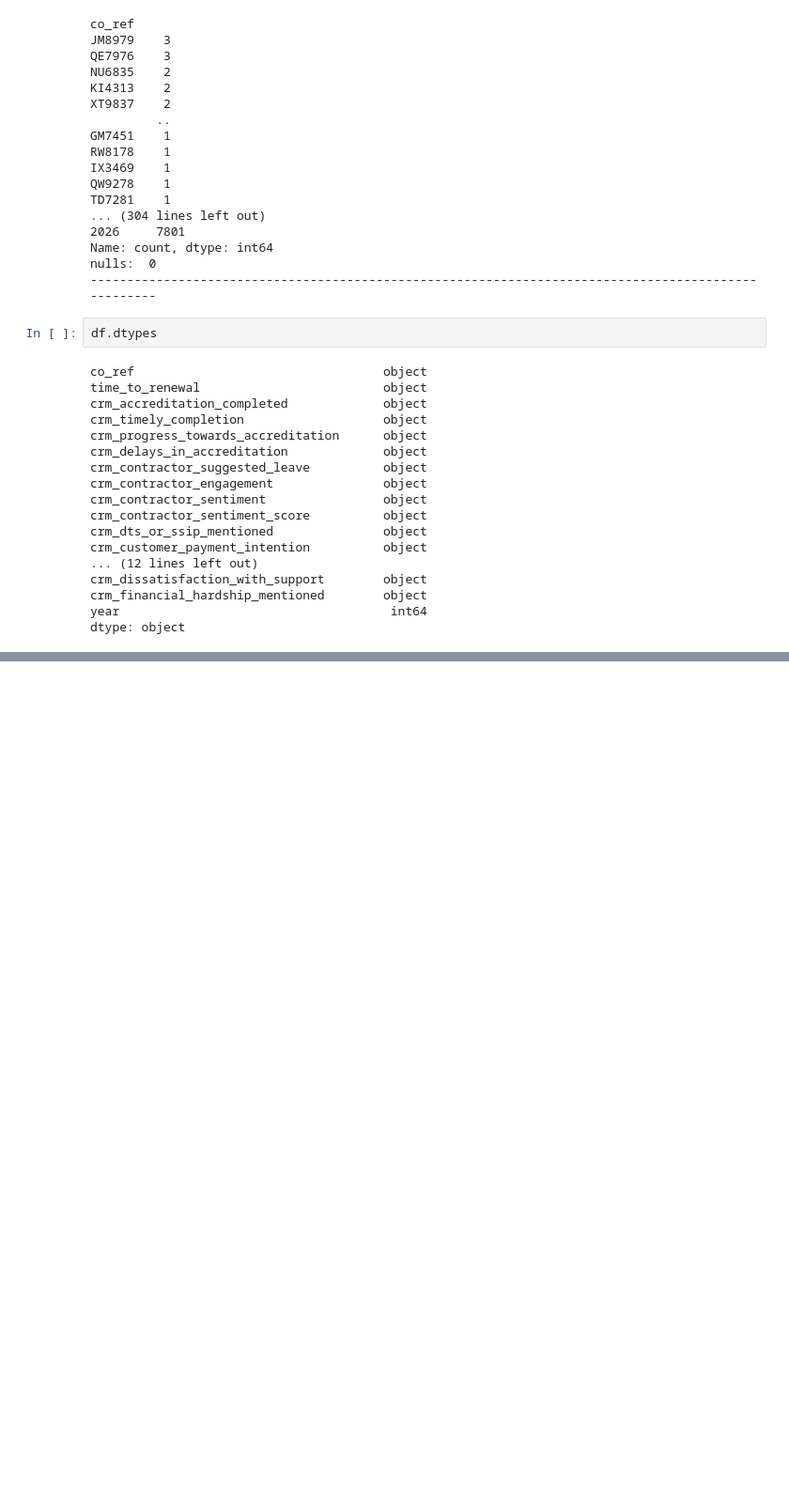
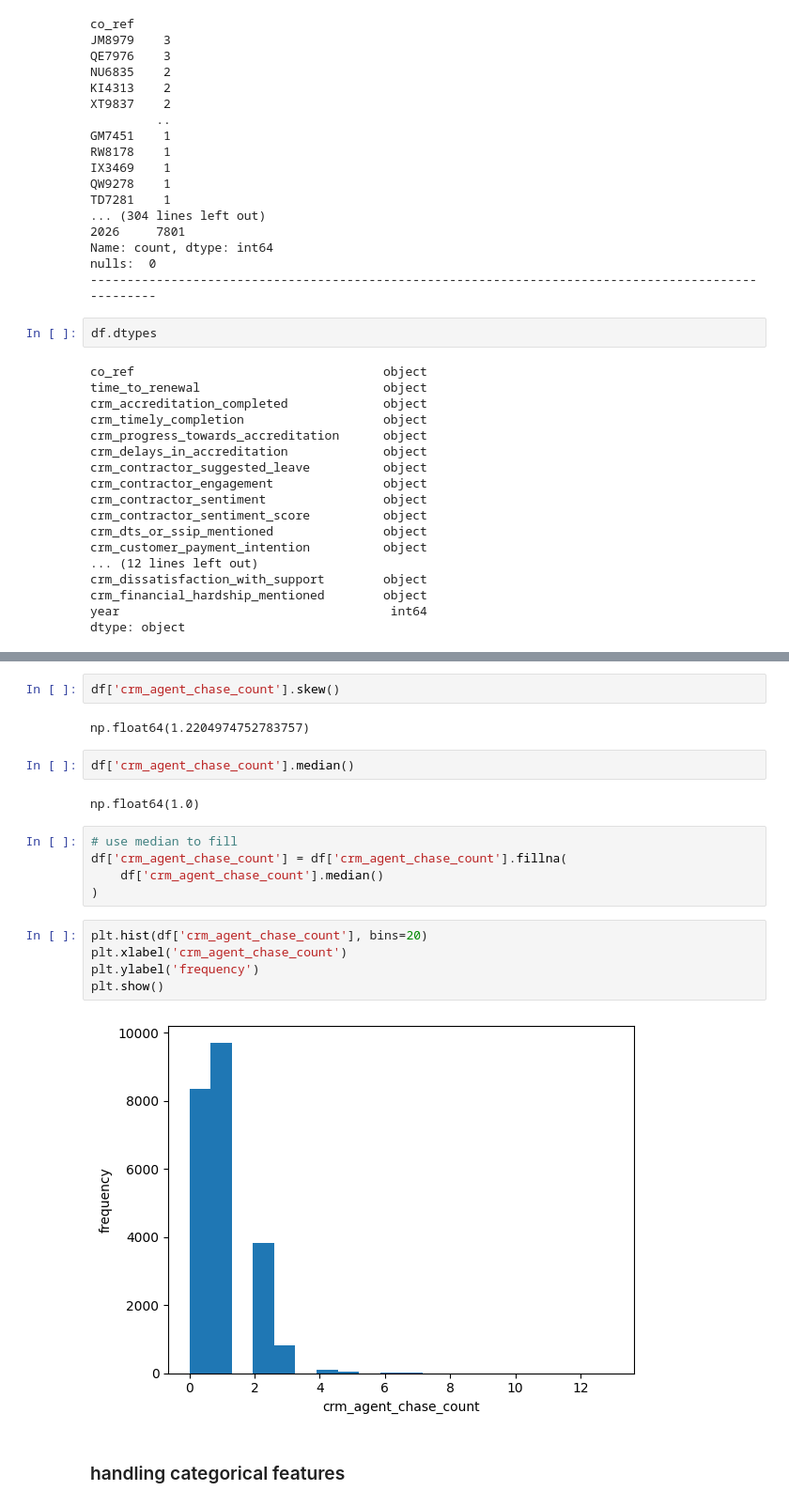
Before and after one commit to Slegendz/churn-prediction-project, a Jupyter notebook: notebooks/01_eda/emails_eda.ipynb, the cells around one changed output, grey strips where cells are left out. Shown at 94% size. Drawn from its saved outputs; the diff is of its cells as text; blank space fills up the shorter version.

```diff
--- a/notebooks/01_eda/emails_eda.ipynb
+++ b/notebooks/01_eda/emails_eda.ipynb
@@ -159,0 +360,22 @@ dtype: object
+# %%
+df['crm_agent_chase_count'].skew()
+# %% [output]
+np.float64(1.2204974752783757)
+# %%
+df['crm_agent_chase_count'].median()
+# %% [output]
+np.float64(1.0)
+# %%
+# use median to fill
+df['crm_agent_chase_count'] = df['crm_agent_chase_count'].fillna(
+    df['crm_agent_chase_count'].median()
+)
+# %%
+plt.hist(df['crm_agent_chase_count'], bins=20)
+plt.xlabel('crm_agent_chase_count')
+plt.ylabel('frequency')
+plt.show()
+# %% [output]
+[figure, added]
+# %% [markdown]
+### handling categorical features
```
Also changed, not shown: parts of 89 cells of this notebook.
